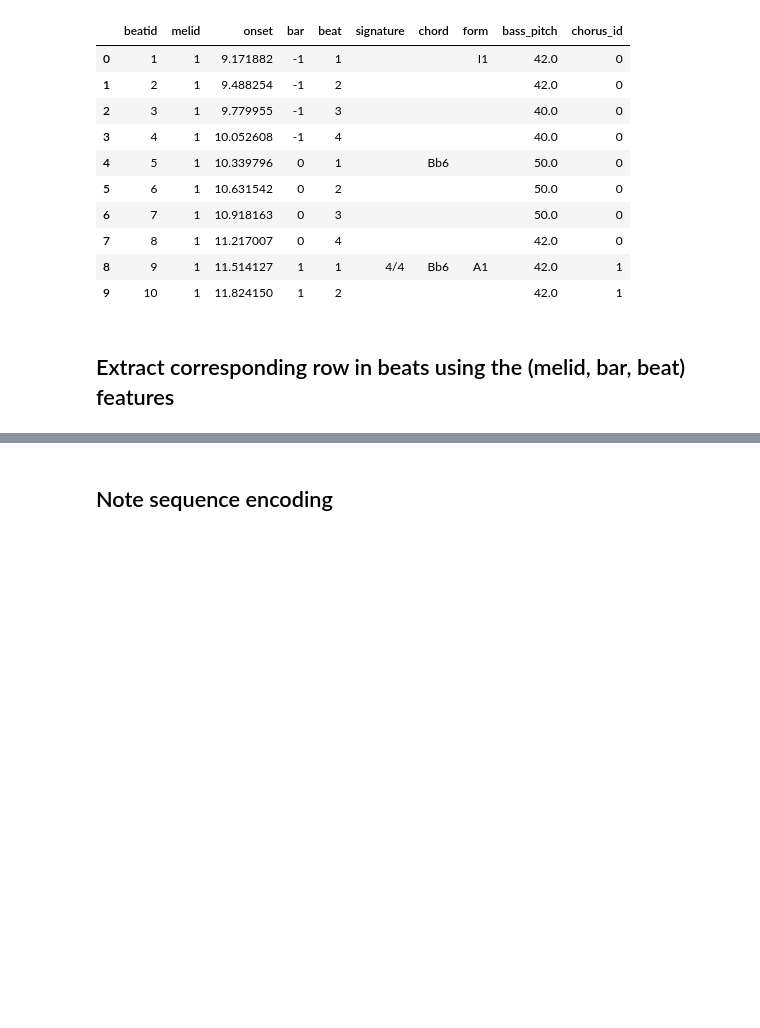
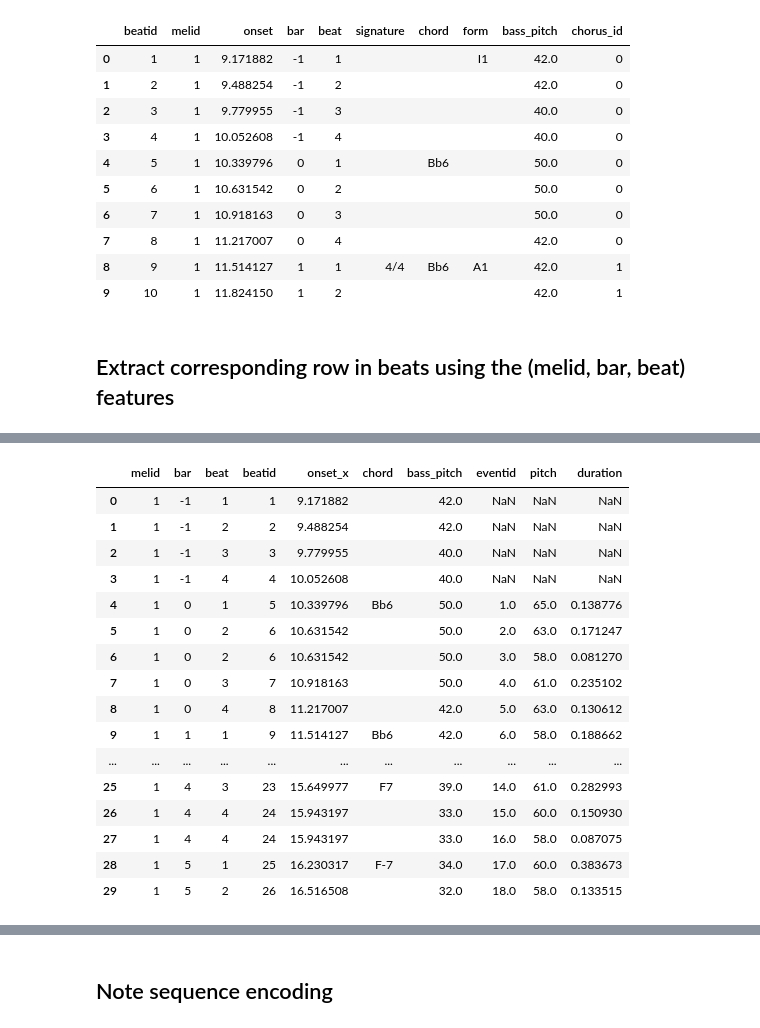
Before and after one commit to nereaiscamu/ML_project2, a Jupyter notebook: data_analysis/combine_melody_beats.ipynb, the cells around one changed output, grey strips where cells are left out. Saved outputs shown, nothing was run; the diff lists cells and outputs as text; code cells hidden in the pictures; blank space fills up the shorter version.

Commit message:
Replace concatination by merge

```diff
--- a/data_analysis/combine_melody_beats.ipynb
+++ b/data_analysis/combine_melody_beats.ipynb
@@ -143,0 +64,31 @@ memory usage: 3.8+ MB
+# %%
+# Define new index with the key (melid, bar, beat)
+new_index = ['melid', 'bar', 'beat']
+df_chords_new = df_chords.set_index(new_index, drop=True)
+df_melody_new = df_melody.set_index(new_index, drop=True)
+
+# Merge the dataframes using the new index and then reset the index again
+df_beats_mel = df_chords_new.merge(df_melody_new, left_on=new_index, right_on=new_index, how='outer')
+df_beats_mel = df_beats_mel.reset_index(drop=False)
+
+df_beats_mel = df_beats_mel[['melid', 'bar', 'beat', 'beatid', 'onset_x', 'chord', 'bass_pitch', 'eventid', 'pitch', 'duration']]
+
+df_beats_mel.head(30)
+# %% [output]
+|  | melid | bar | beat | beatid | onset_x | chord | bass_pitch | eventid | pitch | duration |
+| 0 | 1 | -1 | 1 | 1 | 9.171882 |  | 42.0 | NaN | NaN | NaN |
+| 1 | 1 | -1 | 2 | 2 | 9.488254 |  | 42.0 | NaN | NaN | NaN |
+| 2 | 1 | -1 | 3 | 3 | 9.779955 |  | 40.0 | NaN | NaN | NaN |
+| 3 | 1 | -1 | 4 | 4 | 10.052608 |  | 40.0 | NaN | NaN | NaN |
+| 4 | 1 | 0 | 1 | 5 | 10.339796 | Bb6 | 50.0 | 1.0 | 65.0 | 0.138776 |
+| 5 | 1 | 0 | 2 | 6 | 10.631542 |  | 50.0 | 2.0 | 63.0 | 0.171247 |
+| 6 | 1 | 0 | 2 | 6 | 10.631542 |  | 50.0 | 3.0 | 58.0 | 0.081270 |
+| 7 | 1 | 0 | 3 | 7 | 10.918163 |  | 50.0 | 4.0 | 61.0 | 0.235102 |
+| 8 | 1 | 0 | 4 | 8 | 11.217007 |  | 42.0 | 5.0 | 63.0 | 0.130612 |
+| 9 | 1 | 1 | 1 | 9 | 11.514127 | Bb6 | 42.0 | 6.0 | 58.0 | 0.188662 |
+| ... | ... | ... | ... | ... | ... | ... | ... | ... | ... | ... |
+| 25 | 1 | 4 | 3 | 23 | 15.649977 | F7 | 39.0 | 14.0 | 61.0 | 0.282993 |
+| 26 | 1 | 4 | 4 | 24 | 15.943197 |  | 33.0 | 15.0 | 60.0 | 0.150930 |
+| 27 | 1 | 4 | 4 | 24 | 15.943197 |  | 33.0 | 16.0 | 58.0 | 0.087075 |
+| 28 | 1 | 5 | 1 | 25 | 16.230317 | F-7 | 34.0 | 17.0 | 60.0 | 0.383673 |
+| 29 | 1 | 5 | 2 | 26 | 16.516508 |  | 32.0 | 18.0 | 58.0 | 0.133515 |
```
Also changed, not shown: parts of 5 cells of this notebook, 3 other files.
